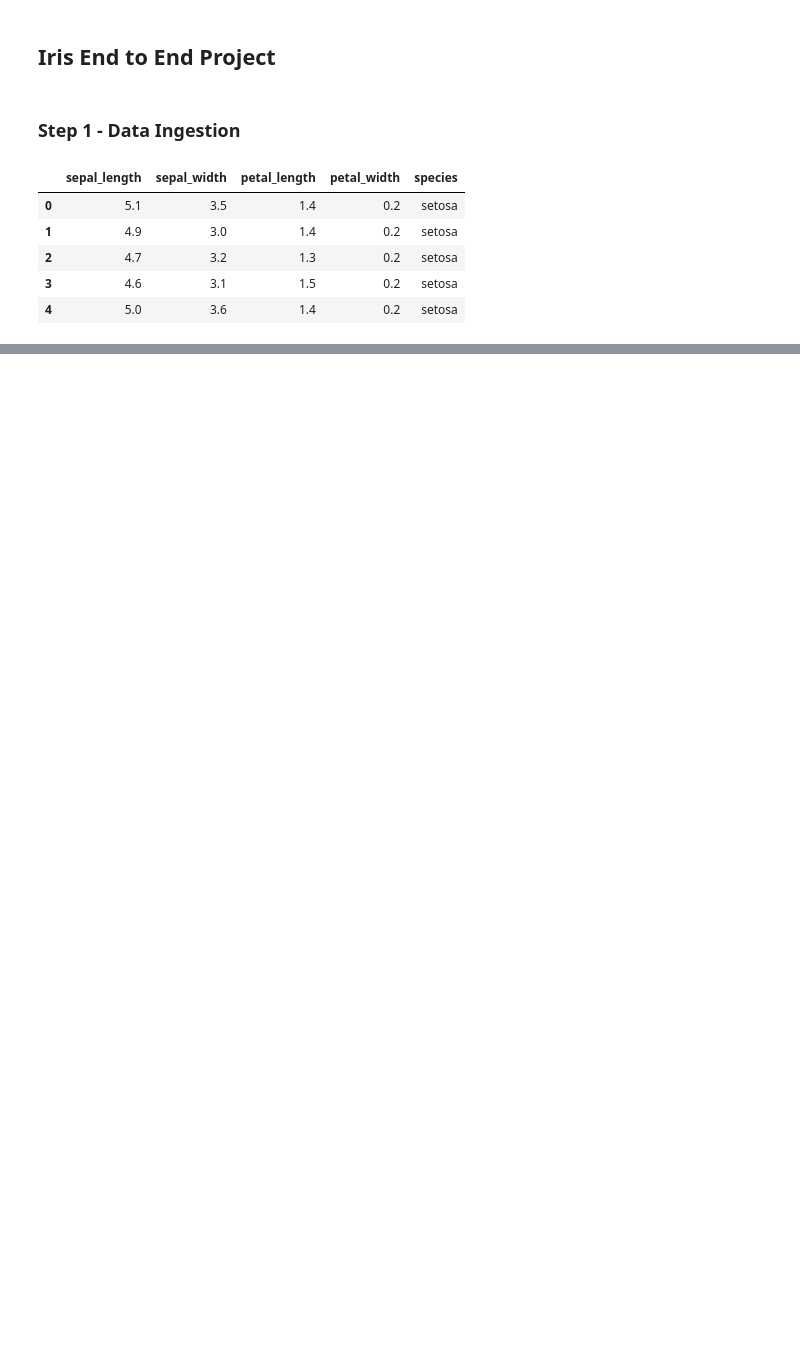
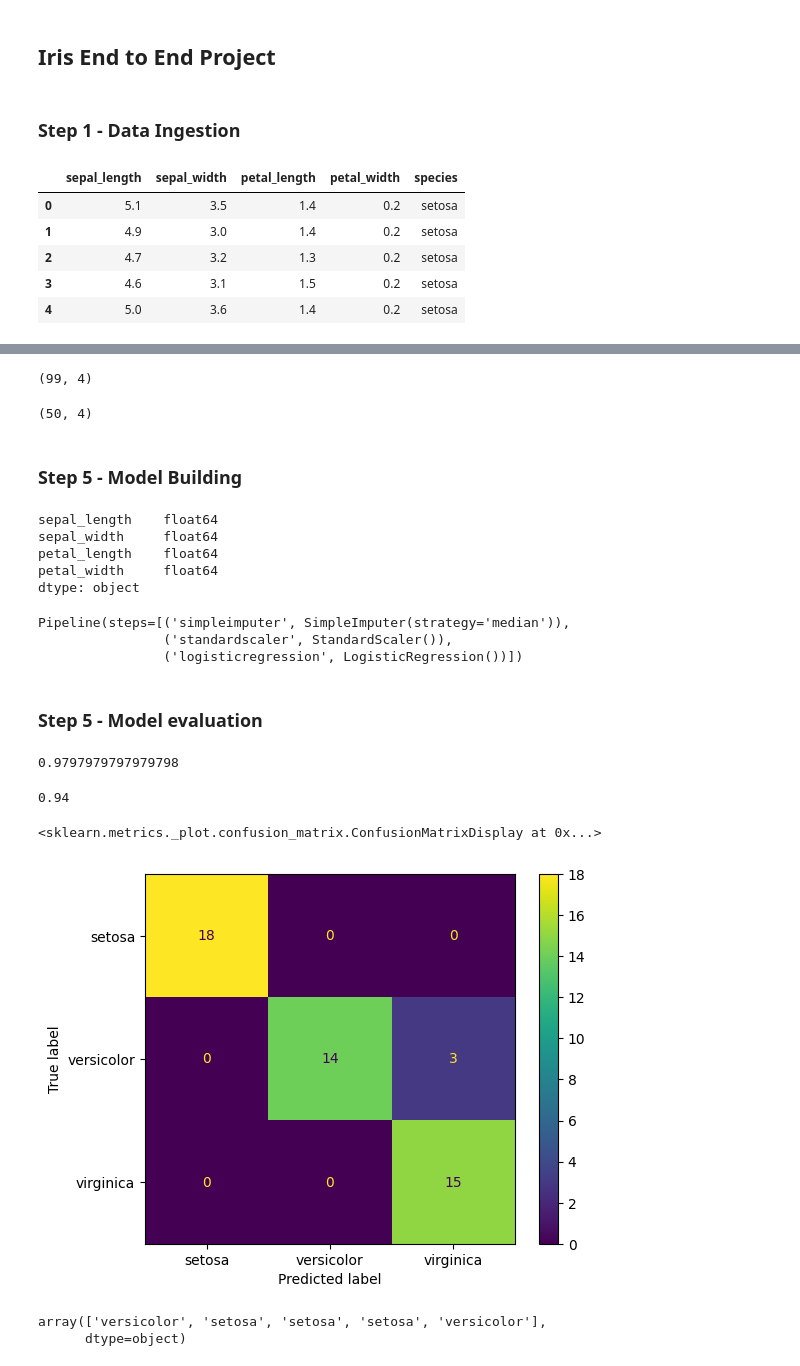
Before and after one commit to utkarshg1/Iris-End-to-End-Project-5pm, a Jupyter notebook: notebook/model.ipynb, the cells around one changed output, grey strips where cells are left out. Cells and saved outputs as stored; diff of their text form; code cells hidden in the pictures; blank space fills up the shorter version.

Commit message:
Model object created

```diff
--- a/notebook/model.ipynb
+++ b/notebook/model.ipynb
@@ -18,0 +93,4 @@ df.head()
+# %%
+from sklearn.model_selection import train_test_split
+
+xtrain, xtest, ytrain, ytest = train_test_split(X, Y, test_size=0.33, random_state=21)
@@ -18,0 +133,18 @@ df.head()
+# %%
+xtrain.shape
+# %% [output]
+(99, 4)
+# %%
+xtest.shape
+# %% [output]
+(50, 4)
+# %% [markdown]
+### Step 5 - Model Building
+# %%
+X.dtypes
+# %% [output]
+sepal_length    float64
+sepal_width     float64
+petal_length    float64
+petal_width     float64
+dtype: object
@@ -18,0 +156,29 @@ df.head()
+# %%
+model = make_pipeline(
+    SimpleImputer(strategy="median"),
+    StandardScaler(),
+    LogisticRegression()
+)
+# %%
+model.fit(xtrain, ytrain)
+# %% [output]
+Pipeline(steps=[('simpleimputer', SimpleImputer(strategy='median')),
+                ('standardscaler', StandardScaler()),
+                ('logisticregression', LogisticRegression())])
+# %% [markdown]
+### Step 5 - Model evaluation
+# %%
+model.score(xtrain, ytrain)
+# %% [output]
+0.9797979797979798
+# %%
+model.score(xtest, ytest)
+# %% [output]
+0.94
+# %%
+from sklearn.metrics import ConfusionMatrixDisplay
+
+ConfusionMatrixDisplay.from_estimator(model, xtest, ytest)
+# %% [output]
+<sklearn.metrics._plot.confusion_matrix.ConfusionMatrixDisplay at 0x...>
+[figure, added]
@@ -18,0 +187,5 @@ df.head()
+# %%
+ypred_test[0:5]
+# %% [output]
+array(['versicolor', 'setosa', 'setosa', 'setosa', 'versicolor'],
+      dtype=object)
```
Also changed, not shown: parts of 38 cells of this notebook, 1 other file.
